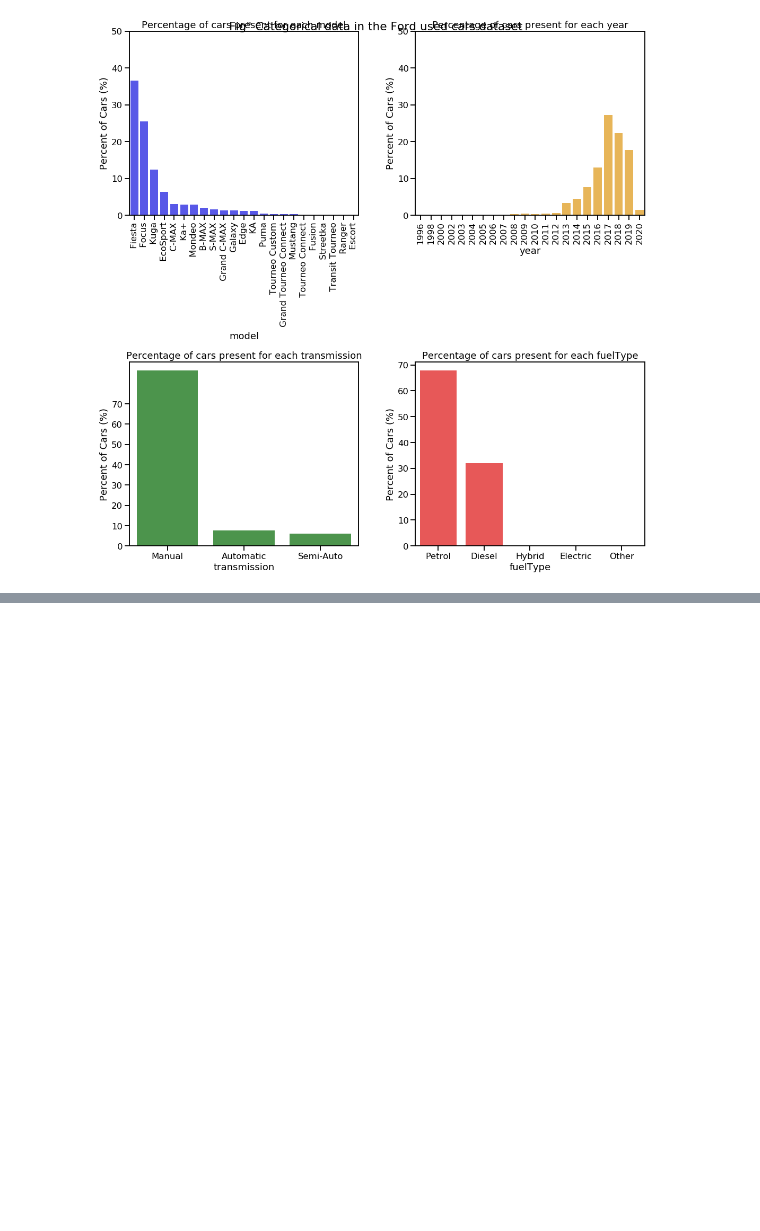
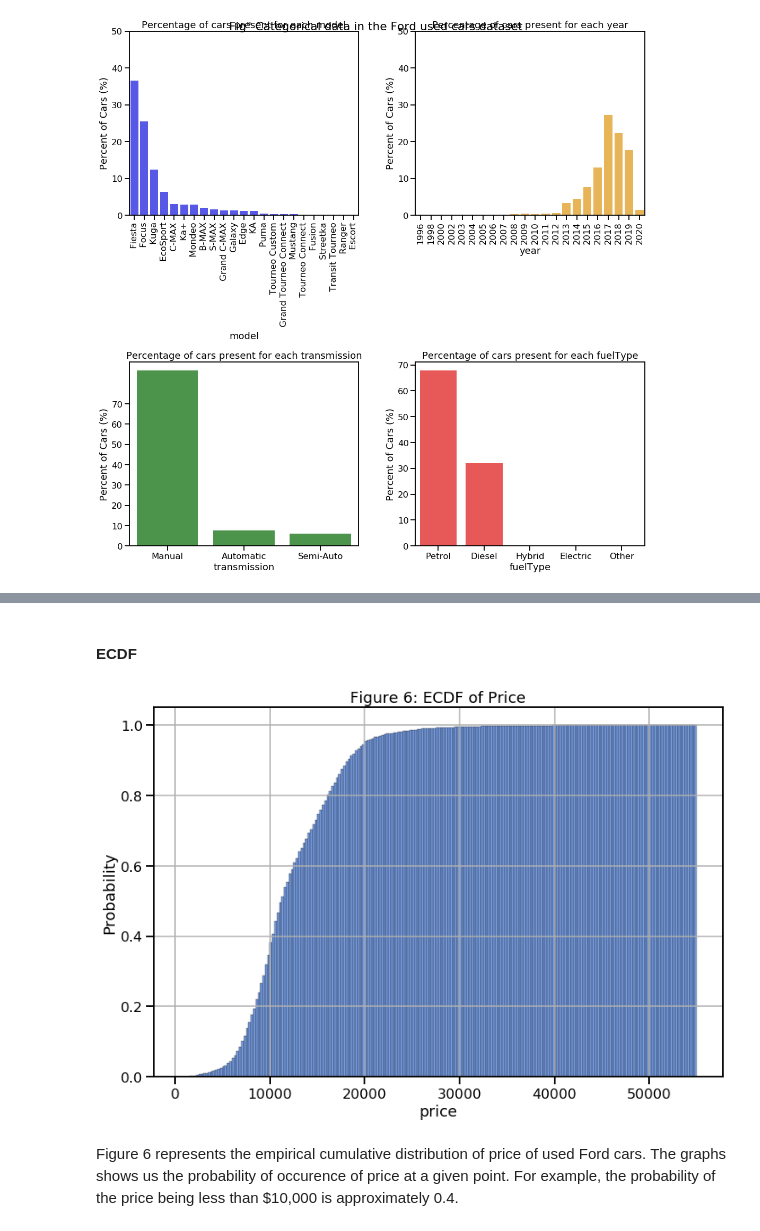
Before and after one commit to nabilatajrin/bmw-used-car-analysis, a Jupyter notebook: ford_used_car_EDA.ipynb, the cells around one changed output, grey strips where cells are left out. Saved outputs shown, nothing was run; the diff lists cells and outputs as text; code cells hidden in the pictures; blank space fills up the shorter version.

```diff
--- a/ford_used_car_EDA.ipynb
+++ b/ford_used_car_EDA.ipynb
@@ -171,0 +228,12 @@ plt.show()
+# %% [markdown]
+#### ECDF
+# %%
+plt.figure(figsize=(12,8))
+sns.histplot(data=df, x='price', binwidth=250, cumulative=True, stat='probability')
+plt.grid()
+plt.title('Figure 6: ECDF of Price')
+plt.show()
+# %% [output]
+[figure, added]
+# %% [markdown]
+Figure 6 represents the empirical cumulative distribution of price of used Ford cars. The graphs shows us the probability of occurence of price at a given point. For example, the probability of the price being less than $10,000 is approximately 0.4.
```
Also changed, not shown: parts of 12 cells of this notebook.
